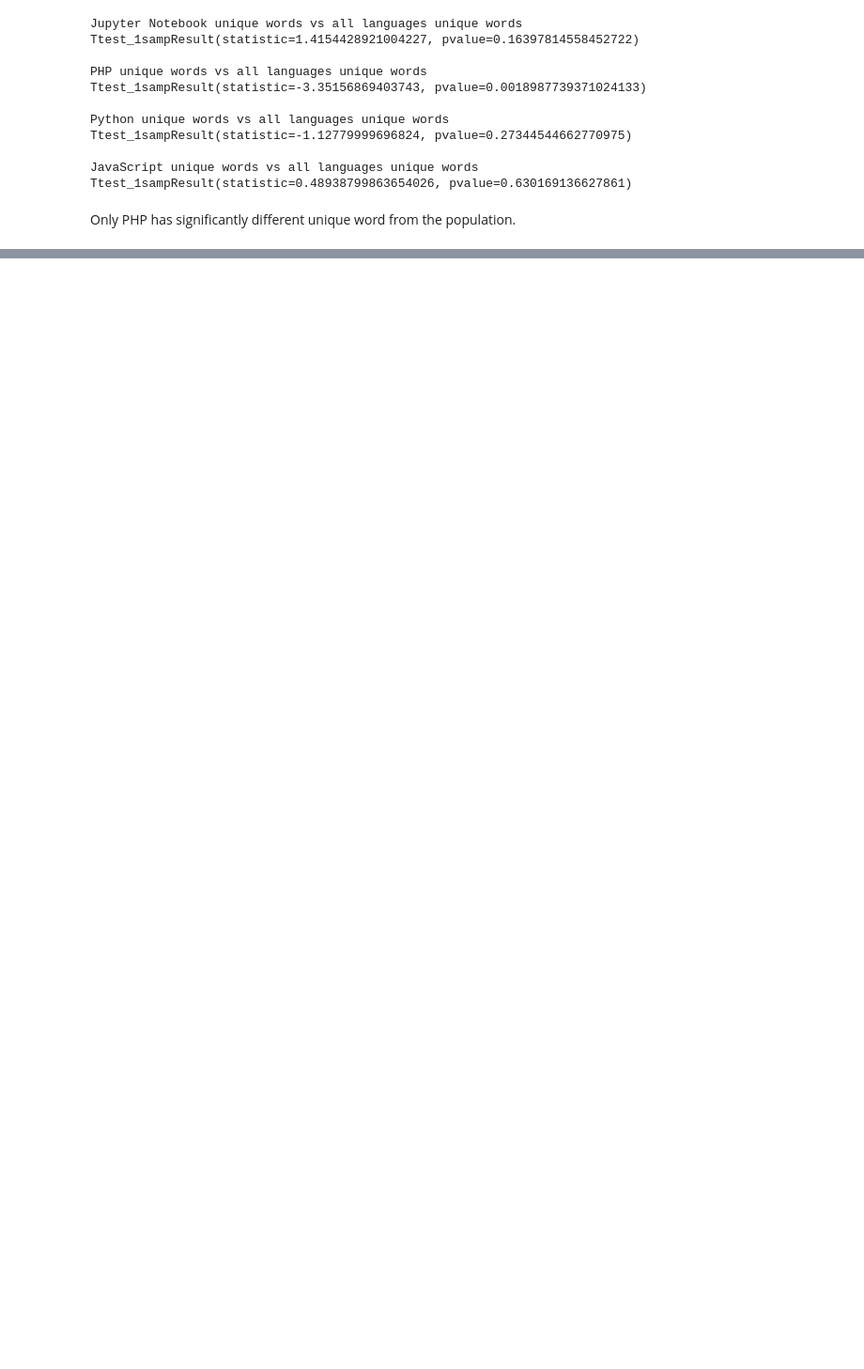
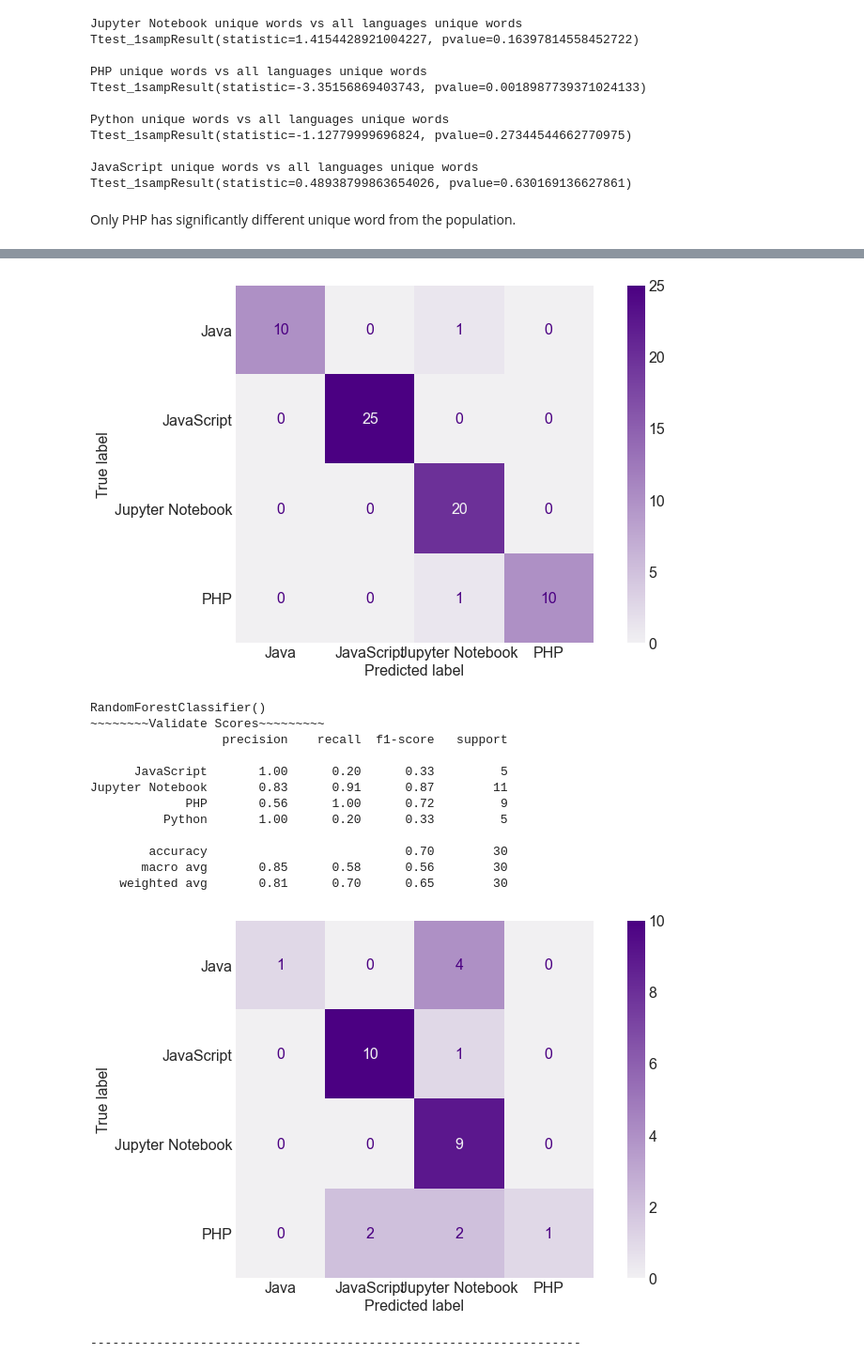
Before and after one commit to nlp-project-germain-group-6/nlp-web-scraping, a Jupyter notebook: chris_initial-edit.ipynb, the cells around one changed output, grey strips where cells are left out. Shown at 94% size. Cells and saved outputs as stored; diff of their text form; code cells hidden in the pictures; blank space fills up the shorter version.

Commit message:
stole your notebook

```diff
--- a/chris_initial-edit.ipynb
+++ b/chris_initial-edit.ipynb
@@ -915,0 +844,9 @@ score_df.sort_values(by = 'validate_score', ascending = False)
+# %%
+tfidf = TfidfVectorizer()
+X_data = tfidf.fit_transform(df.clean)
+y_data = df.language
+
+X_train, y_train, X_validate, y_validate, X_test, y_test = m.nlp_X_train_split(X_data, y_data)
+
+m.make_models_and_print_metrics(RandomForestClassifier(), 'Random_forest_tfidf_clean', X_train, y_train, X_validate, y_validate, class_names)
+# %% [output]
@@ -915,0 +866,15 @@ score_df.sort_values(by = 'validate_score', ascending = False)
+[figure, added]
+RandomForestClassifier()
+~~~~~~~~Validate Scores~~~~~~~~~
+                  precision    recall  f1-score   support
+
+      JavaScript       1.00      0.20      0.33         5
+Jupyter Notebook       0.83      0.91      0.87        11
+             PHP       0.56      1.00      0.72         9
+          Python       1.00      0.20      0.33         5
+
+        accuracy                           0.70        30
+       macro avg       0.85      0.58      0.56        30
+    weighted avg       0.81      0.70      0.65        30
+[figure, added]
+-------------------------------------------------------------------
```
Also changed, not shown: parts of 69 cells of this notebook.
